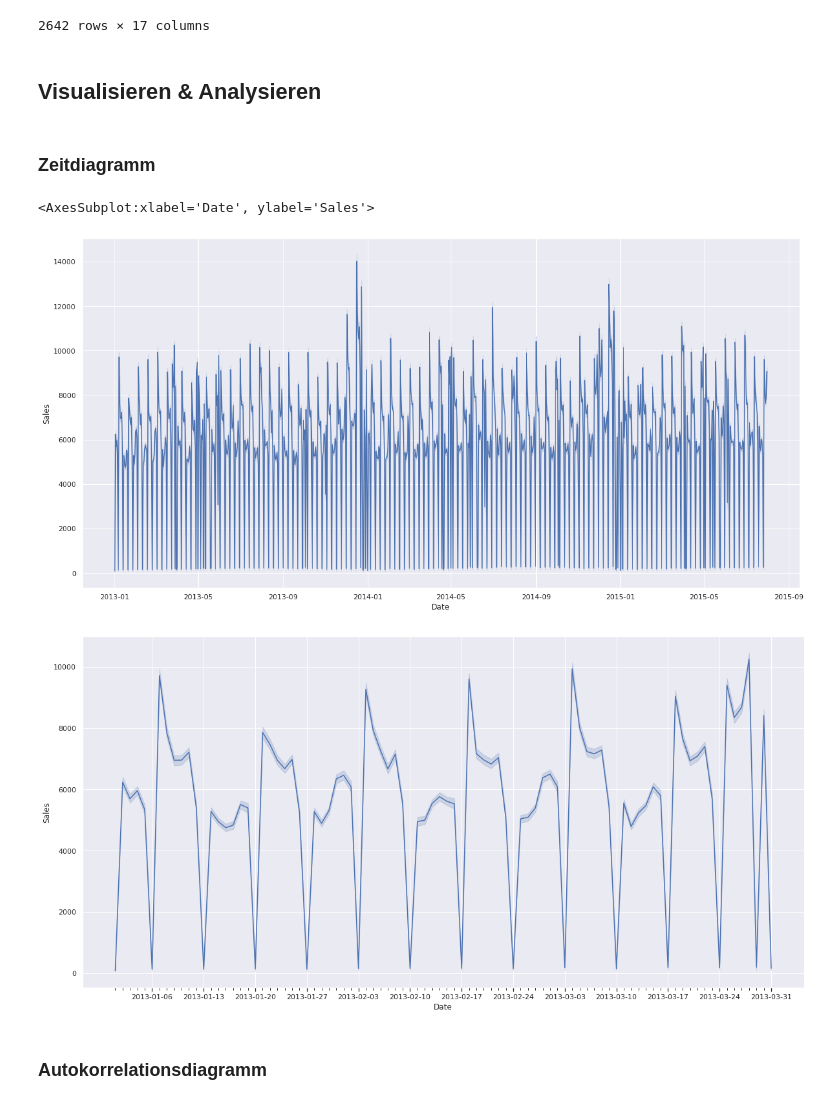
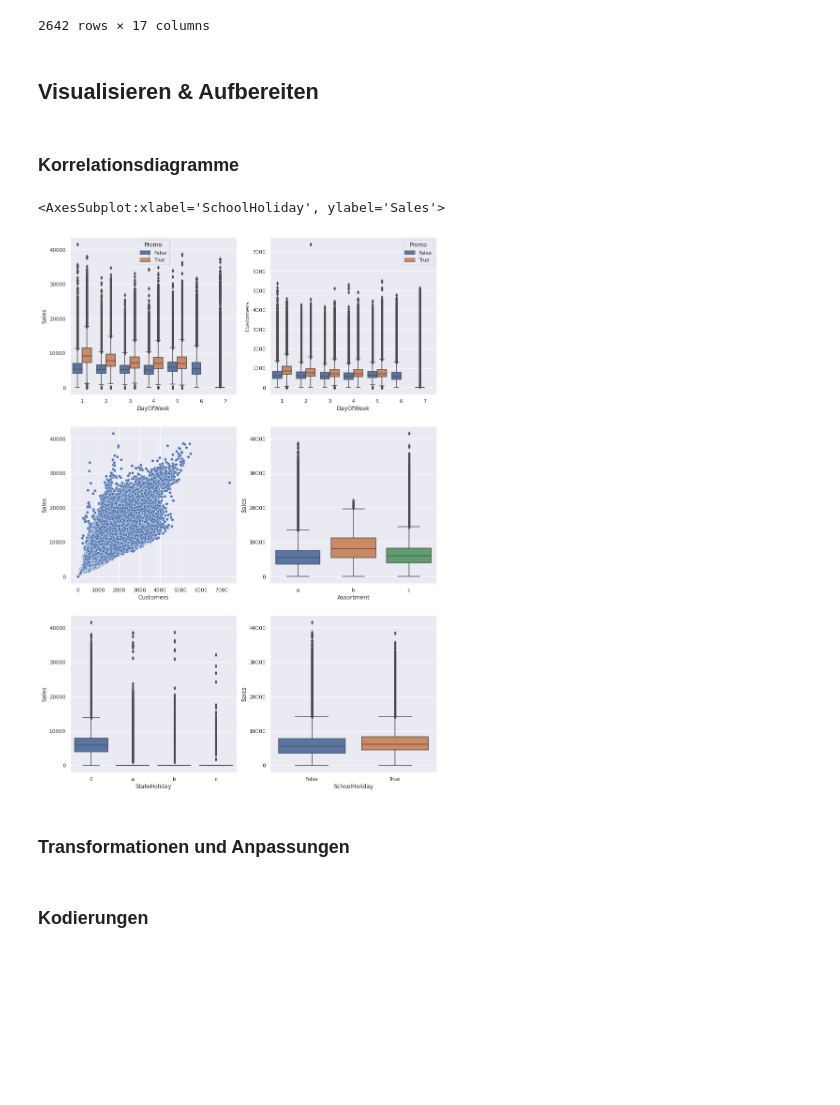
Before and after one commit to schemm/forecasting, a Jupyter notebook: RossmannStoreSales.ipynb, the cells around one changed output. Drawn from its saved outputs; the diff is of its cells as text; code cells hidden in the pictures; blank space fills up the shorter version.

```diff
--- a/RossmannStoreSales.ipynb
+++ b/RossmannStoreSales.ipynb
@@ -124,22 +124,25 @@ None
 | 2015-07-31 | 622 | 5 | 6306 | 540 | True | True | None | True | a | ... |
 2642 rows × 17 columns
 # %% [markdown]
-## Visualisieren & Analysieren
+## Visualisieren & Aufbereiten
 # %% [markdown]
-### Zeitdiagramm
+### Korrelationsdiagramme
-# %%
-sns.lineplot(x = 'Date', y = 'Sales', data = demand, estimator = 'mean')
-# %% [output]
-<AxesSubplot:xlabel='Date', ylabel='Sales'>
-[figure, removed]
-# %%
-data = demand.loc['2013-01':'2013-03']
-g = sns.lineplot(x = 'Date', y = 'Sales', data = data, estimator = 'mean')
-
-g.tick_params(which="both", bottom=True)
-_ = g.set_xticks(pd.date_range(start = data.index.min(), end = data.index.max(), freq = 'W'), minor = False)
-_ = g.set_xticks(pd.date_range(start = data.index.min(), end = data.index.max(), freq = 'D'), minor = True)
-# %% [output]
-[figure, removed]
+# %%
+rows, cols = 3, 2
+fig, axs = plt.subplots(ncols=cols, nrows=rows, figsize=(7*cols, 7*rows))
+axs = axs.flatten()
+
+
+sns.boxplot(x = 'DayOfWeek', y = "Sales", hue = 'Promo', data = demand, ax = axs[0])
+sns.boxplot(x = 'DayOfWeek', y = "Customers", hue = 'Promo', data = demand, ax = axs[1])
+sns.scatterplot(x = 'Customers', y = "Sales", data = demand, ax = axs[2])
+sns.boxplot(x = 'Assortment', y = "Sales", data = demand, ax = axs[3])
+sns.boxplot(x = 'StateHoliday', y = "Sales", data = demand, ax = axs[4])
+sns.boxplot(x = 'SchoolHoliday', y = "Sales", data = demand, ax = axs[5])
+# %% [output]
+<AxesSubplot:xlabel='SchoolHoliday', ylabel='Sales'>
+[figure, added]
+# %% [markdown]
+### Transformationen und Anpassungen
 # %% [markdown]
-### Autokorrelationsdiagramm
+### Kodierungen
```
Also changed, not shown: parts of 26 cells of this notebook.
